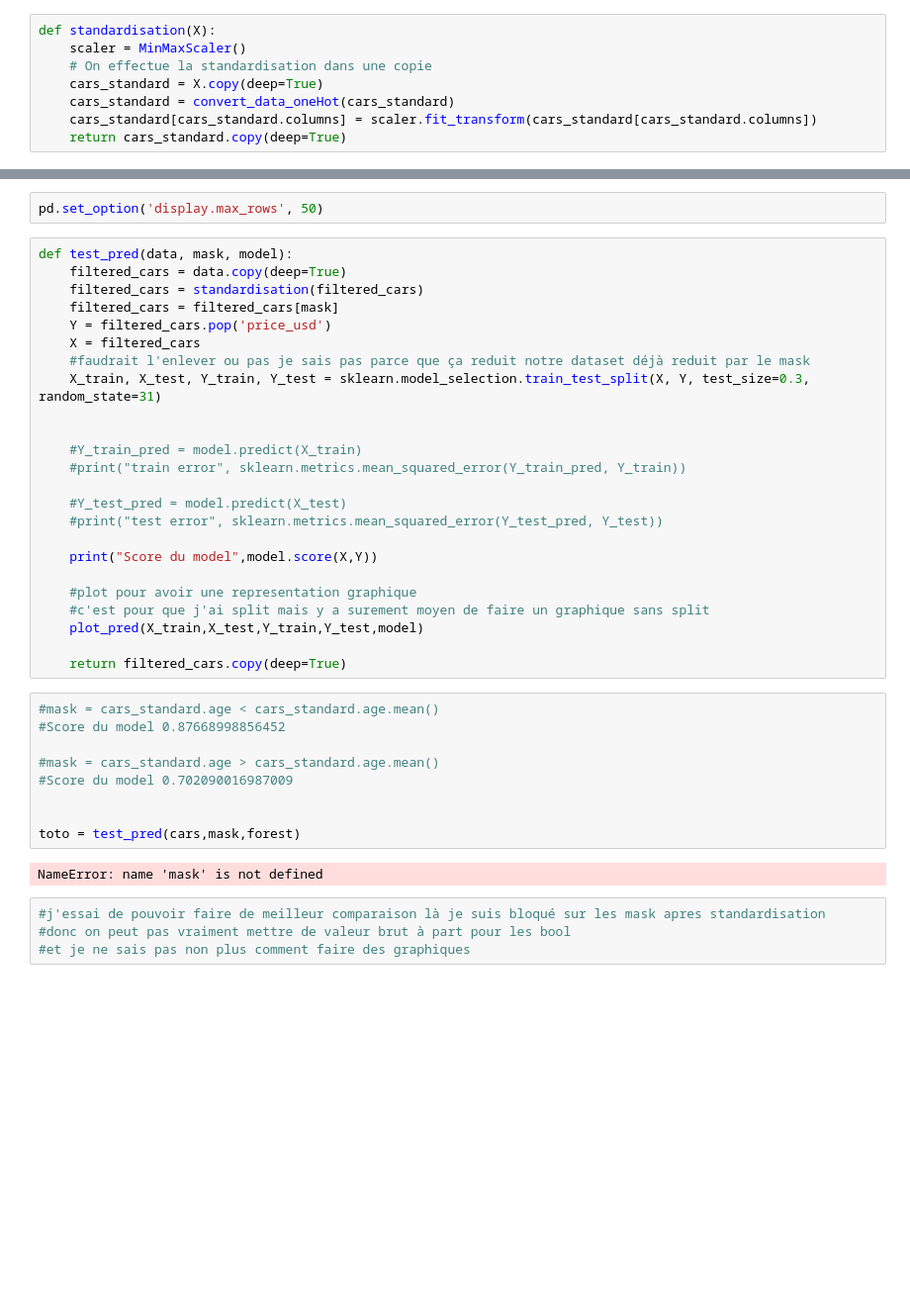
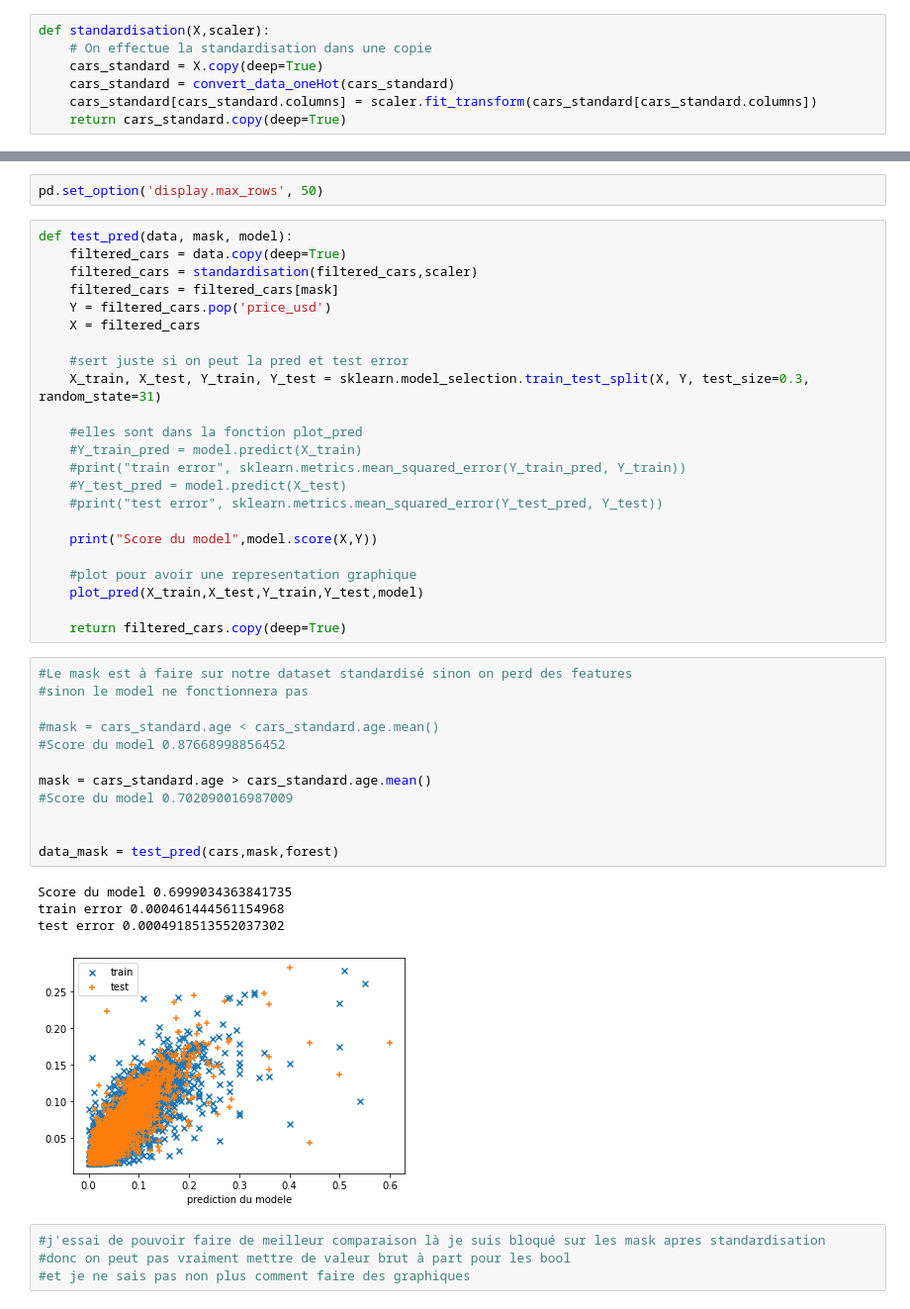
Before and after one commit to kerhogo/ias_cars, a Jupyter notebook: Cars.ipynb, the cells around one changed output, grey strips where cells are left out. Shown at 99% size. Cells and saved outputs as stored; diff of their text form; blank space fills up the shorter version.

```diff
--- a/Cars.ipynb
+++ b/Cars.ipynb
@@ -256,8 +256,7 @@ ___
 # TODO
 expliquer c'est quoi et comment on fait la standardisation
 # %%
-def standardisation(X):
-    scaler = MinMaxScaler()
+def standardisation(X,scaler):
     # On effectue la standardisation dans une copie
     cars_standard = X.copy(deep=True)
     cars_standard = convert_data_oneHot(cars_standard)
@@ -517,38 +521,43 @@ pd.set_option('display.max_rows', 50)
 # %%
 def test_pred(data, mask, model):
     filtered_cars = data.copy(deep=True)
-    filtered_cars = standardisation(filtered_cars)
+    filtered_cars = standardisation(filtered_cars,scaler)
     filtered_cars = filtered_cars[mask]
     Y = filtered_cars.pop('price_usd')
     X = filtered_cars
-    #faudrait l'enlever ou pas je sais pas parce que ça reduit notre dataset déjà reduit par le mask
+
+    #sert juste si on peut la pred et test error
     X_train, X_test, Y_train, Y_test = sklearn.model_selection.train_test_split(X, Y, test_size=0.3, random_state=31)
 
-
+    #elles sont dans la fonction plot_pred
     #Y_train_pred = model.predict(X_train)
     #print("train error", sklearn.metrics.mean_squared_error(Y_train_pred, Y_train))
-
     #Y_test_pred = model.predict(X_test)
     #print("test error", sklearn.metrics.mean_squared_error(Y_test_pred, Y_test))
 
     print("Score du model",model.score(X,Y))
 
     #plot pour avoir une representation graphique
-    #c'est pour que j'ai split mais y a surement moyen de faire un graphique sans split
     plot_pred(X_train,X_test,Y_train,Y_test,model)
 
     return filtered_cars.copy(deep=True)
 # %%
+#Le mask est à faire sur notre dataset standardisé sinon on perd des features
+#sinon le model ne fonctionnera pas
+
 #mask = cars_standard.age < cars_standard.age.mean()
 #Score du model 0.87668998856452
 
-#mask = cars_standard.age > cars_standard.age.mean()
+mask = cars_standard.age > cars_standard.age.mean()
 #Score du model 0.702090016987009
 
 
-toto = test_pred(cars,mask,forest)
+data_mask = test_pred(cars,mask,forest)
 # %% [output]
-NameError: name 'mask' is not defined
+Score du model 0.6999034363841735
+train error 0.000461444561154968
+test error 0.0004918513552037302
+[figure, added]
 # %%
 #j'essai de pouvoir faire de meilleur comparaison là je suis bloqué sur les mask apres standardisation
 #donc on peut pas vraiment mettre de valeur brut à part pour les bool
```
Also changed, not shown: parts of 16 cells of this notebook.
